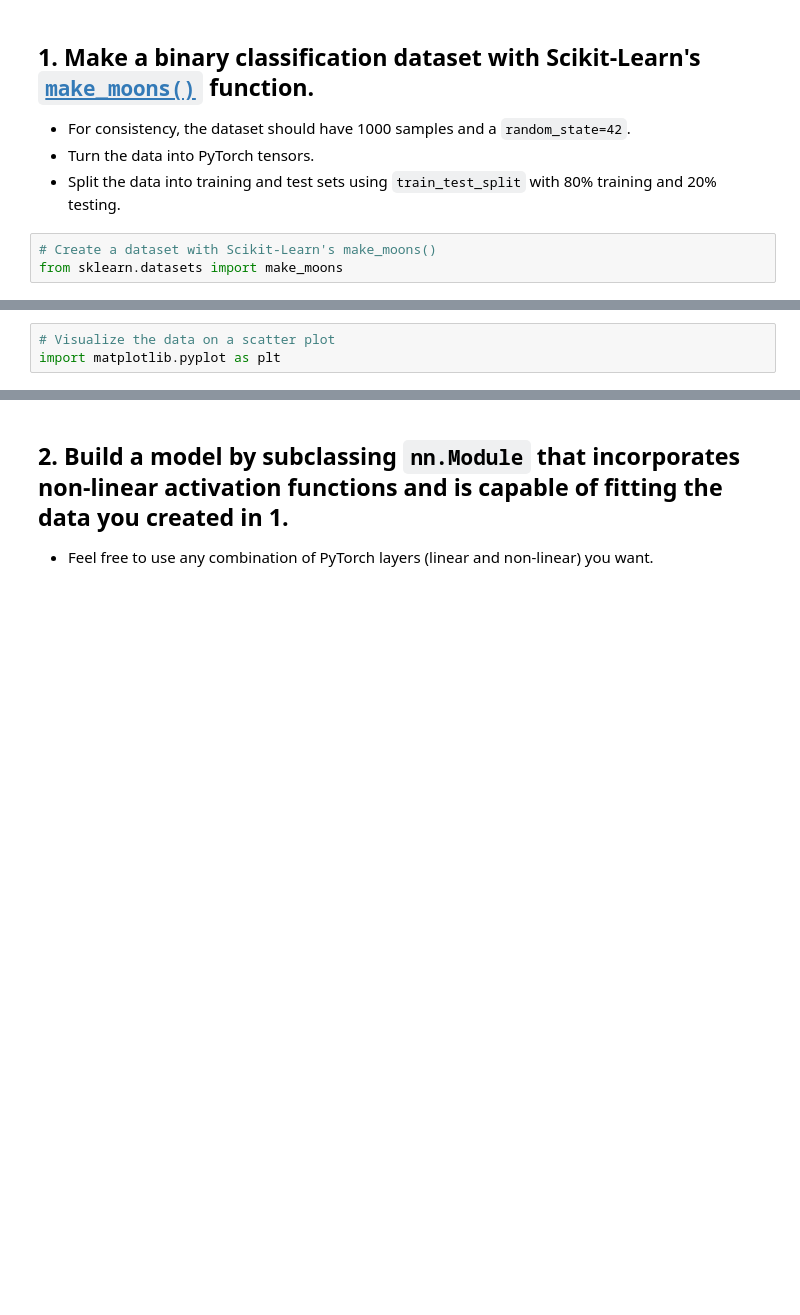
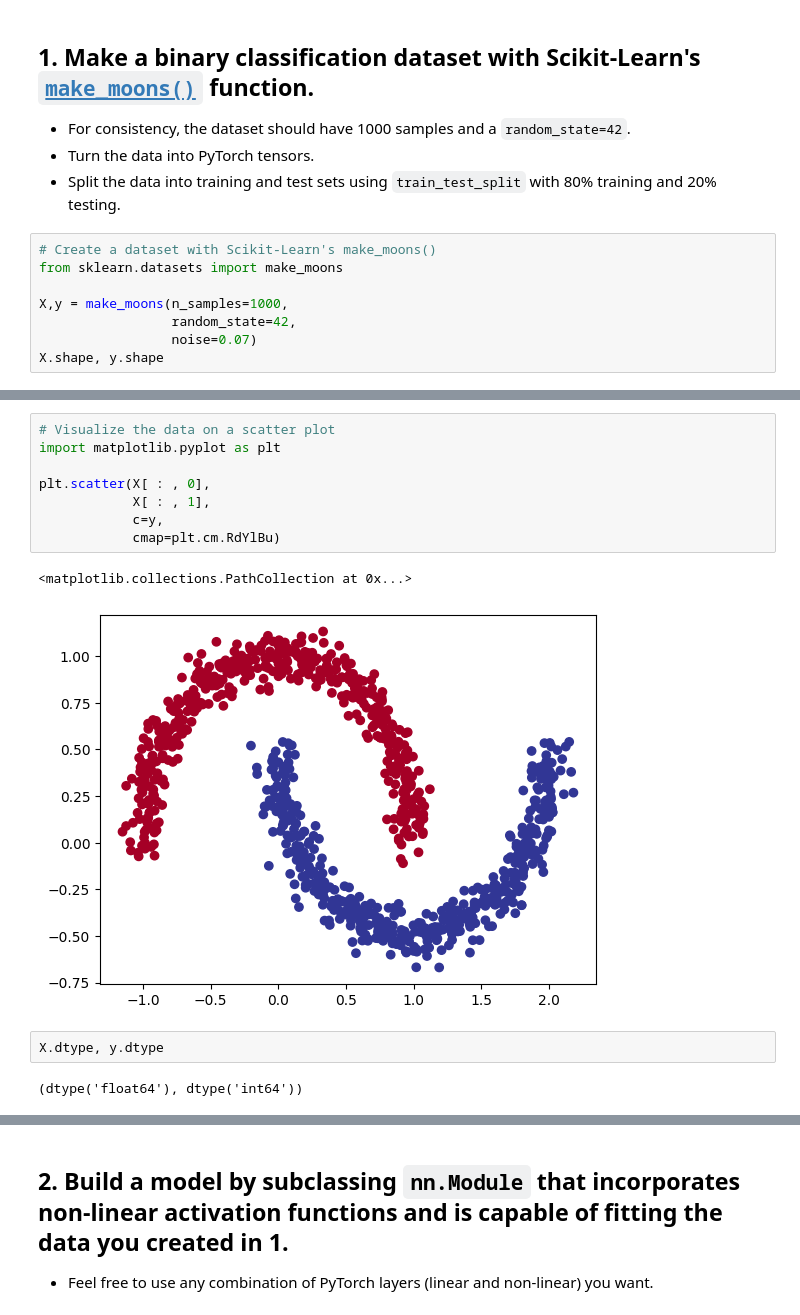
Before and after one commit to bassemr/pytorch_learning, a Jupyter notebook: extras/exercises/02_pytorch_classification_exercises.ipynb, the cells around one changed output, grey strips where cells are left out. Cells and saved outputs as stored; diff of their text form; blank space fills up the shorter version.

```diff
--- a/extras/exercises/02_pytorch_classification_exercises.ipynb
+++ b/extras/exercises/02_pytorch_classification_exercises.ipynb
@@ -31,3 +31,8 @@ RANDOM_SEED = 42
 # %%
 # Create a dataset with Scikit-Learn's make_moons()
 from sklearn.datasets import make_moons
+
+X,y = make_moons(n_samples=1000,
+                 random_state=42,
+                 noise=0.07)
+X.shape, y.shape
@@ -37,6 +64,18 @@ import pandas as pd
 # %%
 # Visualize the data on a scatter plot
 import matplotlib.pyplot as plt
+
+plt.scatter(X[ : , 0],
+            X[ : , 1],
+            c=y,
+            cmap=plt.cm.RdYlBu)
+# %% [output]
+<matplotlib.collections.PathCollection at 0x...>
+[figure, added]
+# %%
+X.dtype, y.dtype
+# %% [output]
+(dtype('float64'), dtype('int64'))
 # %%
 # Turn data into tensors of dtype float
 
```
Also changed, not shown: parts of 32 cells of this notebook.
